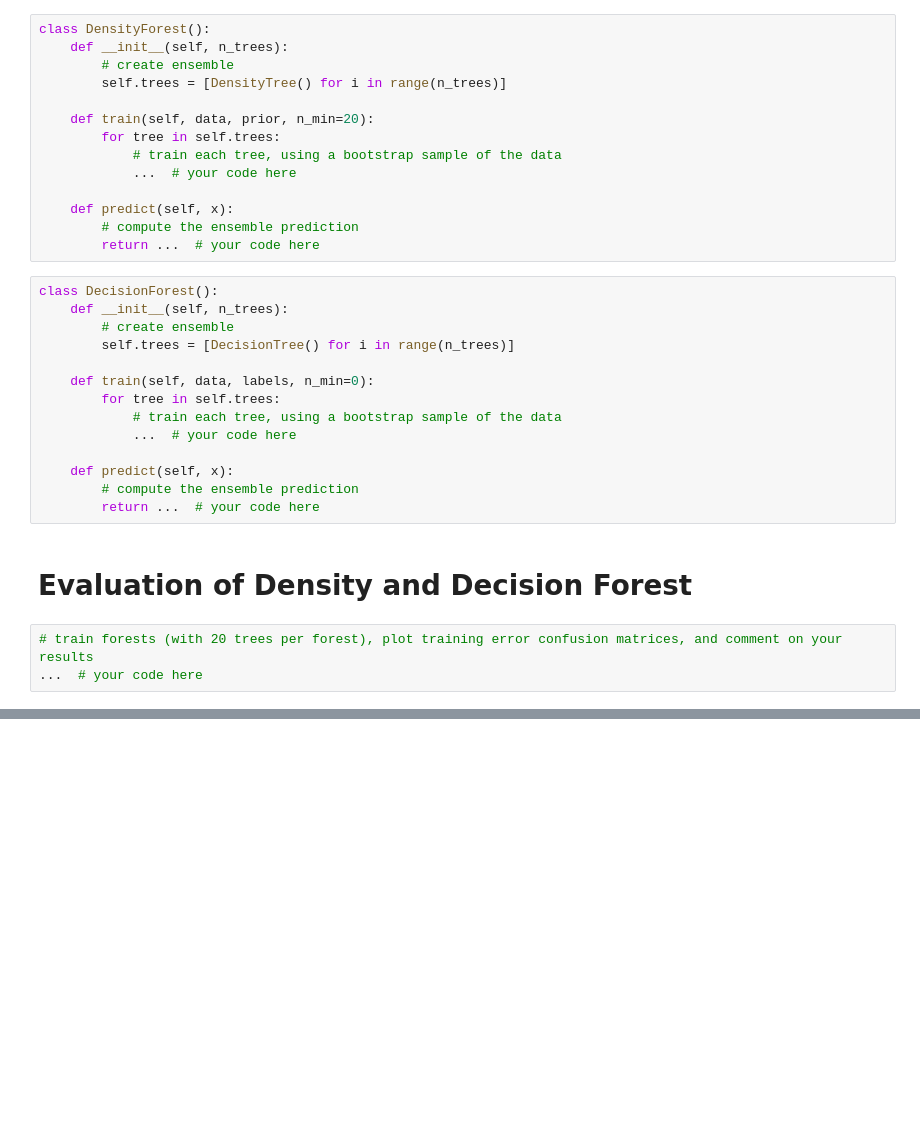
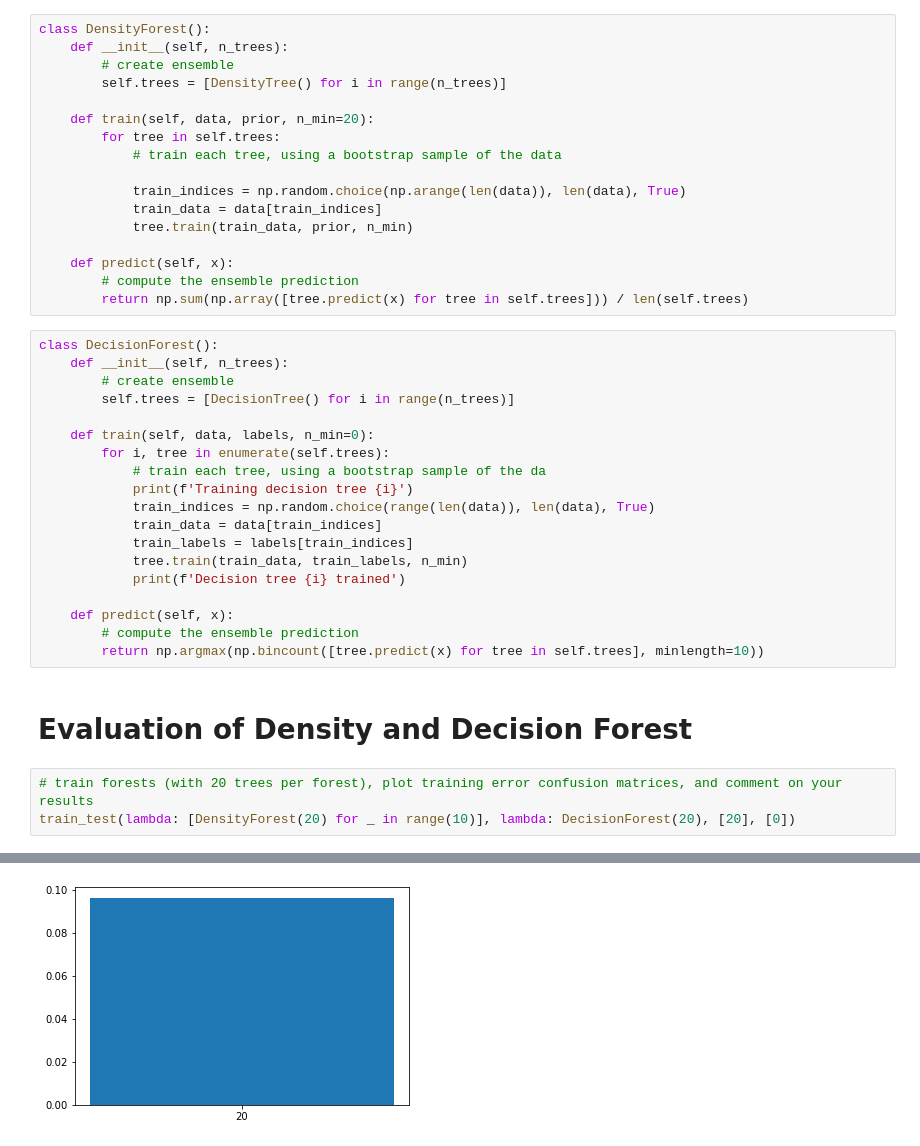
Before and after one commit to sikupe/fml-uebungen, a Jupyter notebook: uebung_4.ipynb, the cells around one changed output, grey strips where cells are left out. Drawn from its saved outputs; the diff is of its cells as text; blank space fills up the shorter version.

```diff
--- a/uebung_4.ipynb
+++ b/uebung_4.ipynb
@@ -501,11 +507,14 @@ class DensityForest():
     def train(self, data, prior, n_min=20):
         for tree in self.trees:
             # train each tree, using a bootstrap sample of the data
-            ...  # your code here
+
+            train_indices = np.random.choice(np.arange(len(data)), len(data), True)
+            train_data = data[train_indices]
+            tree.train(train_data, prior, n_min)
 
     def predict(self, x):
         # compute the ensemble prediction
-        return ...  # your code here
+        return np.sum(np.array([tree.predict(x) for tree in self.trees])) / len(self.trees)
 # %%
 class DecisionForest():
     def __init__(self, n_trees):
@@ -513,15 +522,21 @@ class DecisionForest():
         self.trees = [DecisionTree() for i in range(n_trees)]
 
     def train(self, data, labels, n_min=0):
-        for tree in self.trees:
-            # train each tree, using a bootstrap sample of the data
-            ...  # your code here
+        for i, tree in enumerate(self.trees):
+            # train each tree, using a bootstrap sample of the da
+            print(f'Training decision tree {i}')
+            train_indices = np.random.choice(range(len(data)), len(data), True)
+            train_data = data[train_indices]
+            train_labels = labels[train_indices]
+            tree.train(train_data, train_labels, n_min)
+            print(f'Decision tree {i} trained')
 
     def predict(self, x):
         # compute the ensemble prediction
-        return ...  # your code here
+        return np.argmax(np.bincount([tree.predict(x) for tree in self.trees], minlength=10))
 # %% [markdown]
 # Evaluation of Density and Decision Forest
 # %%
 # train forests (with 20 trees per forest), plot training error confusion matrices, and comment on your results
-...  # your code here
+train_test(lambda: [DensityForest(20) for _ in range(10)], lambda: DecisionForest(20), [20], [0])
+# %% [output]
@@ -527,0 +560 @@ class DecisionForest():
+[figure, added]
```
Also changed, not shown: parts of 6 cells of this notebook.
